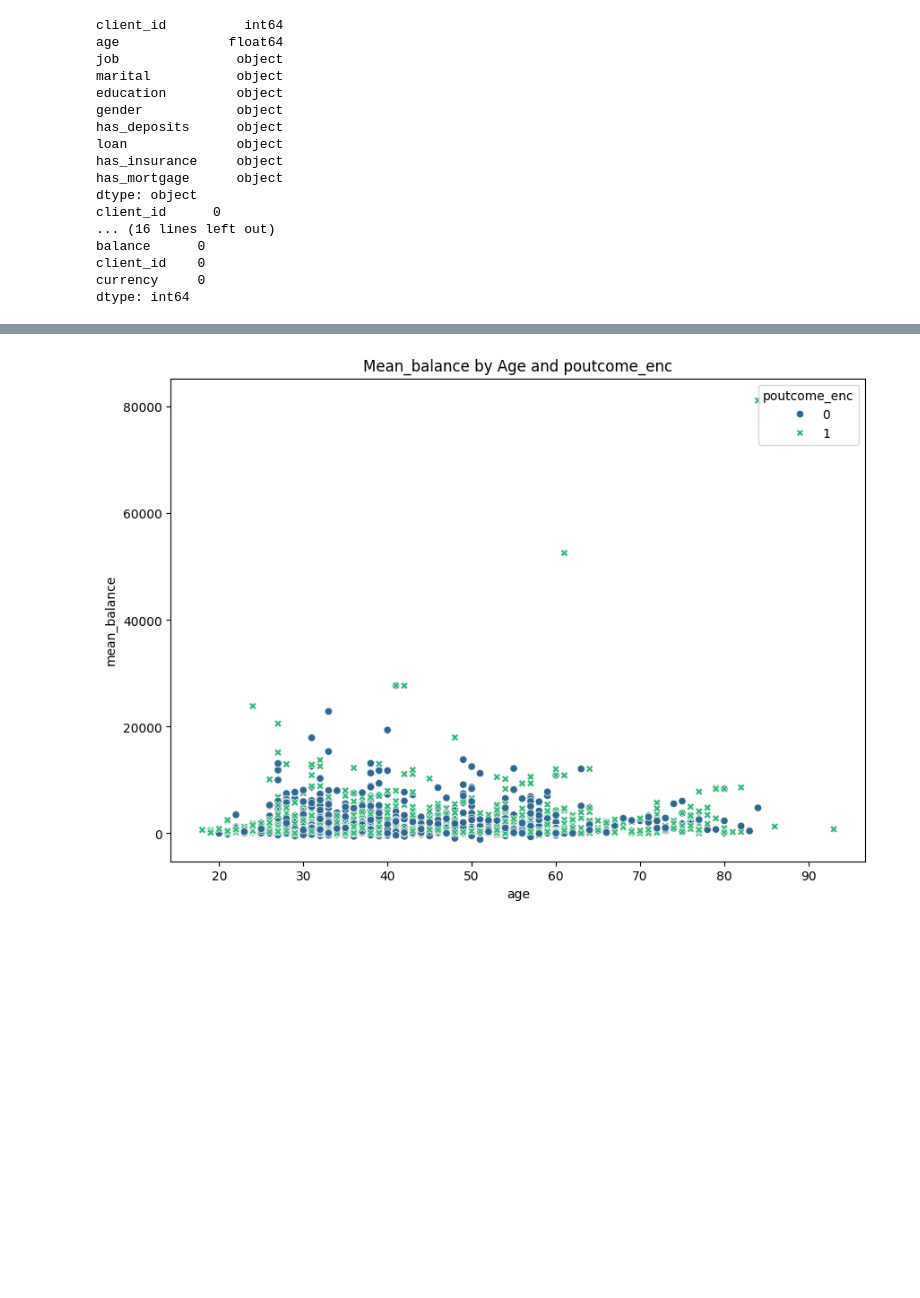
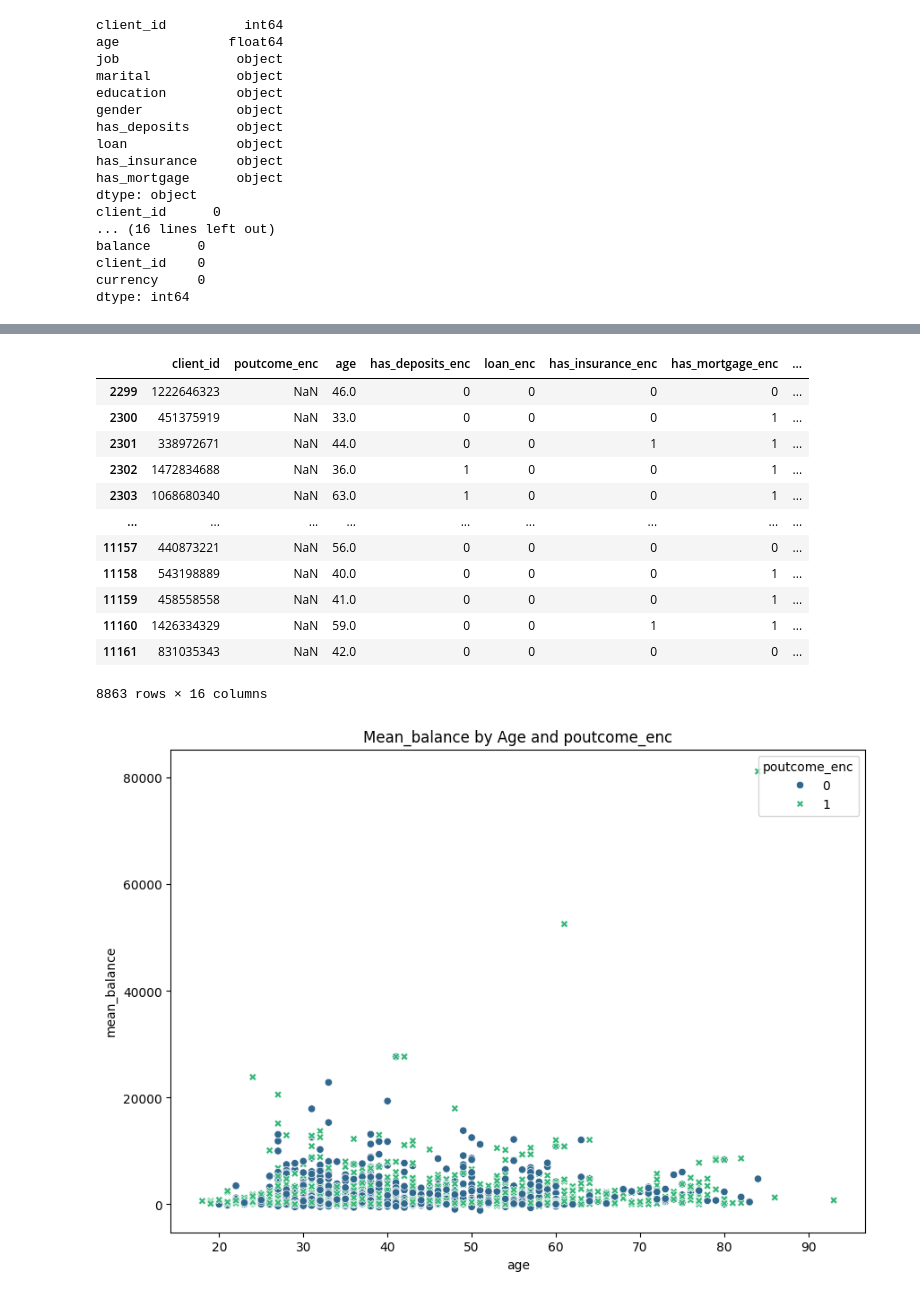
Before and after one commit to danielapinkasova/case_study, a Jupyter notebook: Vojta_data.ipynb, the cells around one changed output, grey strips where cells are left out. Saved outputs shown, nothing was run; the diff lists cells and outputs as text; code cells hidden in the pictures; blank space fills up the shorter version.

```diff
--- a/Vojta_data.ipynb
+++ b/Vojta_data.ipynb
@@ -209,3 +241,30 @@ first_round_clients['age'] = first_round_clients['age'].astype(int)
+# %%
+# Second_round_clients poutcome_enc
+not_in_first_round = first_round_clients[['client_id','poutcome_enc']]
+merged_df = pd.merge(not_in_first_round, clients_merged, on='client_id', how='outer', indicator=True, suffixes=('', ' '))
+
+# # Select rows where 'client_id' is not present in 'first_round_clients'
+merged_df = merged_df[merged_df['_merge'] == 'right_only']
+
+# Drop the '_merge' column (optional)
+not_in_first_round = merged_df.drop('_merge', axis=1)
+not_in_first_round = not_in_first_round[['client_id','poutcome_enc', 'age', 'has_deposits_enc', 'loan_enc', 'has_insurance_enc', 'has_mortgage_enc','marital_enc', 'education_enc', 'gender_enc', 'job_enc', 'last_balance','mean_balance', 'min_balance', 'max_balance', 'currency_enc']]
+# Display the result
+not_in_first_round
+# %% [output]
+|  | client_id | poutcome_enc | age | has_deposits_enc | loan_enc | has_insurance_enc | has_mortgage_enc | ... |
+| 2299 | 1222646323 | NaN | 46.0 | 0 | 0 | 0 | 0 | ... |
+| 2300 | 451375919 | NaN | 33.0 | 0 | 0 | 0 | 1 | ... |
+| 2301 | 338972671 | NaN | 44.0 | 0 | 0 | 1 | 1 | ... |
+| 2302 | 1472834688 | NaN | 36.0 | 1 | 0 | 0 | 1 | ... |
+| 2303 | 1068680340 | NaN | 63.0 | 1 | 0 | 0 | 1 | ... |
+| ... | ... | ... | ... | ... | ... | ... | ... | ... |
+| 11157 | 440873221 | NaN | 56.0 | 0 | 0 | 0 | 0 | ... |
+| 11158 | 543198889 | NaN | 40.0 | 0 | 0 | 0 | 1 | ... |
+| 11159 | 458558558 | NaN | 41.0 | 0 | 0 | 0 | 1 | ... |
+| 11160 | 1426334329 | NaN | 59.0 | 0 | 0 | 1 | 1 | ... |
+| 11161 | 831035343 | NaN | 42.0 | 0 | 0 | 0 | 0 | ... |
+8863 rows × 16 columns
 # %%
 # visualizations of data from first round of campaign
 import matplotlib.pyplot as plt
```
Also changed, not shown: parts of 4 cells of this notebook.
